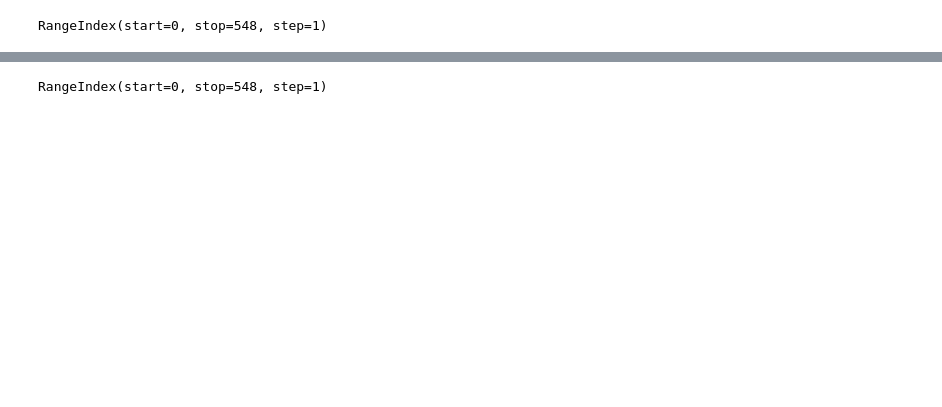
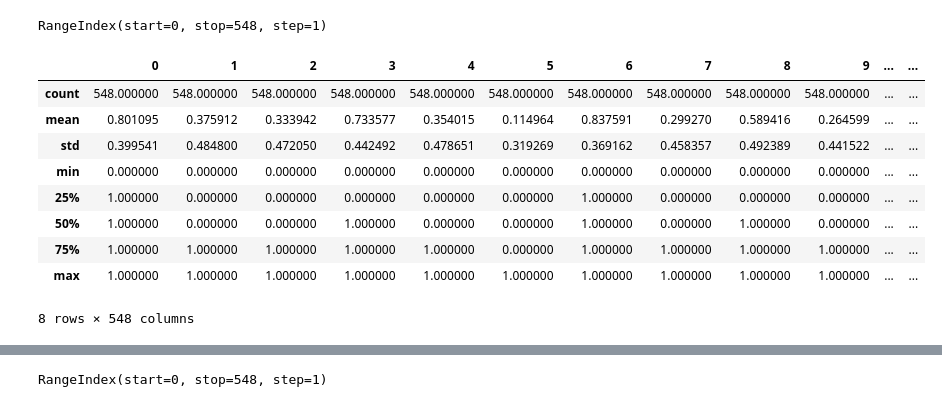
Before and after one commit to aminkhod/DDI-Project, a Jupyter notebook: exercise.ipynb, the cells around one changed output, grey strips where cells are left out. Saved outputs shown, nothing was run; the diff lists cells and outputs as text; code cells hidden in the pictures; blank space fills up the shorter version.

```diff
--- a/exercise.ipynb
+++ b/exercise.ipynb
@@ -12,0 +10,13 @@ RangeIndex(start=0, stop=548, step=1)
+# %%
+drug.describe()
+# %% [output]
+|  | 0 | 1 | 2 | 3 | 4 | 5 | 6 | 7 | 8 | 9 | ... | ... |
+| count | 548.000000 | 548.000000 | 548.000000 | 548.000000 | 548.000000 | 548.000000 | 548.000000 | 548.000000 | 548.000000 | 548.000000 | ... | ... |
+| mean | 0.801095 | 0.375912 | 0.333942 | 0.733577 | 0.354015 | 0.114964 | 0.837591 | 0.299270 | 0.589416 | 0.264599 | ... | ... |
+| std | 0.399541 | 0.484800 | 0.472050 | 0.442492 | 0.478651 | 0.319269 | 0.369162 | 0.458357 | 0.492389 | 0.441522 | ... | ... |
+| min | 0.000000 | 0.000000 | 0.000000 | 0.000000 | 0.000000 | 0.000000 | 0.000000 | 0.000000 | 0.000000 | 0.000000 | ... | ... |
+| 25% | 1.000000 | 0.000000 | 0.000000 | 0.000000 | 0.000000 | 0.000000 | 1.000000 | 0.000000 | 0.000000 | 0.000000 | ... | ... |
+| 50% | 1.000000 | 0.000000 | 0.000000 | 1.000000 | 0.000000 | 0.000000 | 1.000000 | 0.000000 | 1.000000 | 0.000000 | ... | ... |
+| 75% | 1.000000 | 1.000000 | 1.000000 | 1.000000 | 1.000000 | 0.000000 | 1.000000 | 1.000000 | 1.000000 | 1.000000 | ... | ... |
+| max | 1.000000 | 1.000000 | 1.000000 | 1.000000 | 1.000000 | 1.000000 | 1.000000 | 1.000000 | 1.000000 | 1.000000 | ... | ... |
+8 rows × 548 columns
```
Also changed, not shown: parts of 19 cells of this notebook.
